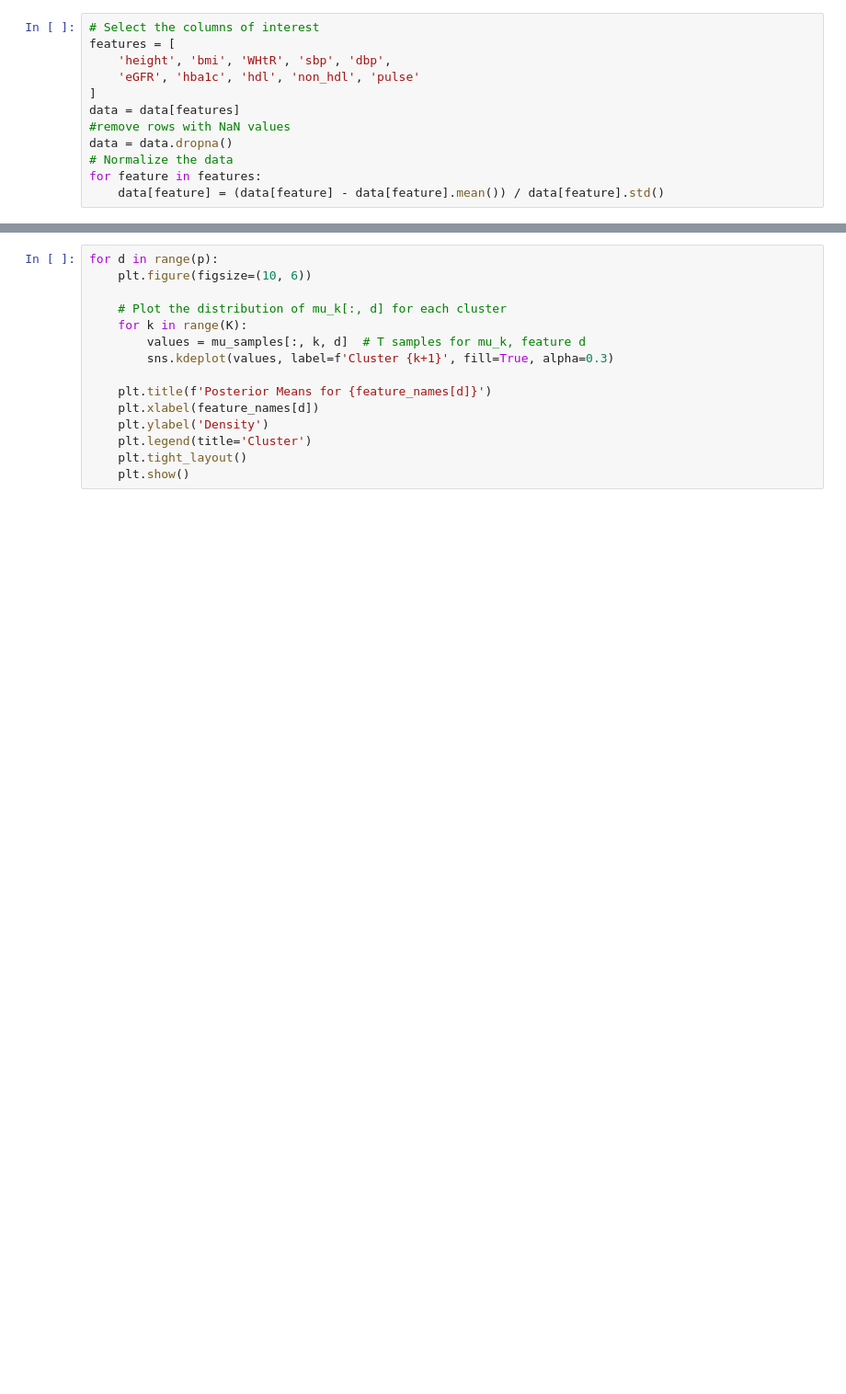
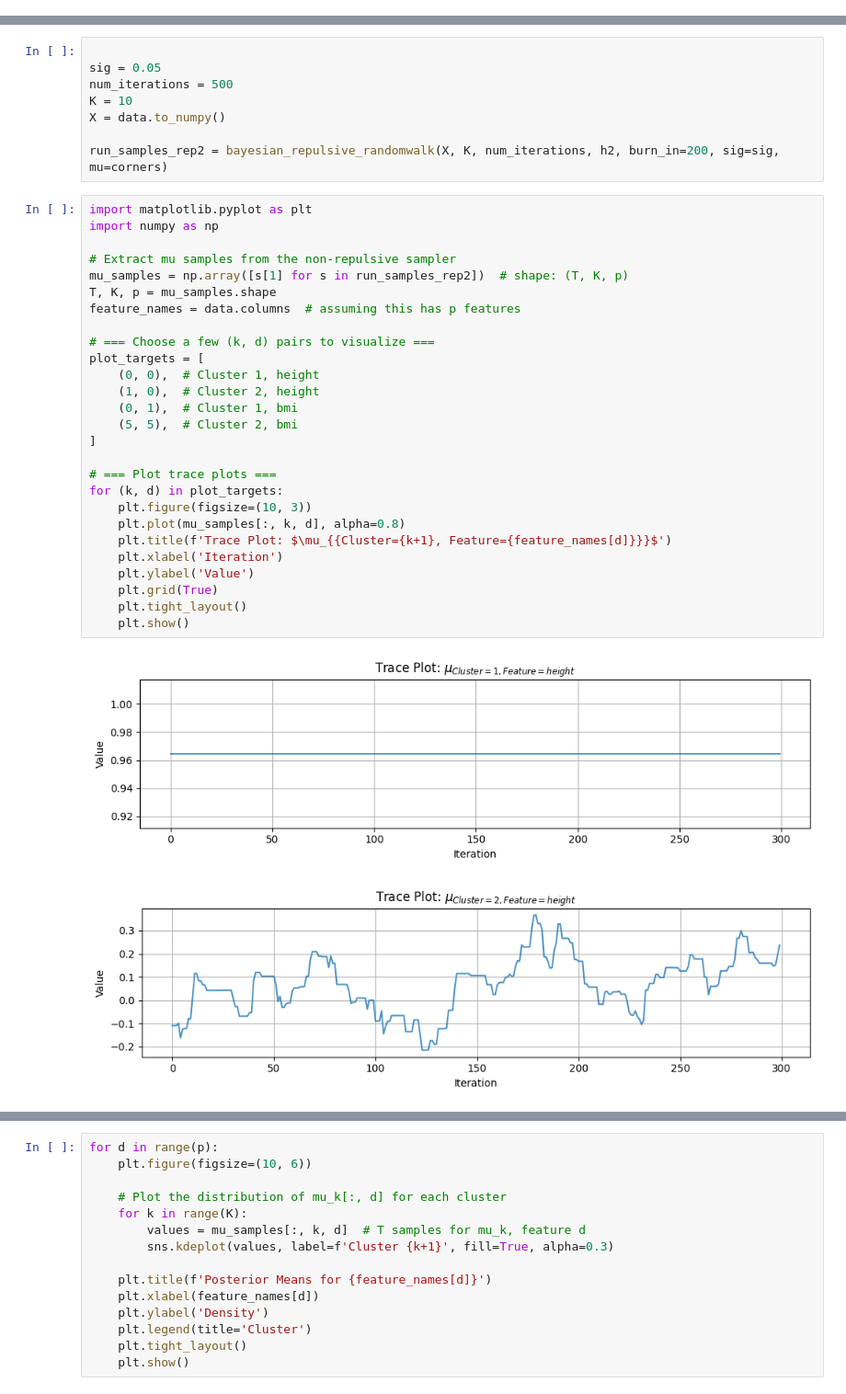
Before and after one commit to yq1821/M4R, a Jupyter notebook: high_dimension.ipynb, the cells around one changed output, grey strips where cells are left out. Shown at 92% size. Cells and saved outputs as stored; diff of their text form; blank space fills up the shorter version.

```diff
--- a/high_dimension.ipynb
+++ b/high_dimension.ipynb
@@ -14,12 +13,0 @@ data = pd.read_csv('data/NHANES_adults_data_preprocessed.csv').sample(400)
-# %%
-# Select the columns of interest
-features = [
-    'height', 'bmi', 'WHtR', 'sbp', 'dbp',
-    'eGFR', 'hba1c', 'hdl', 'non_hdl', 'pulse'
-]
-data = data[features]
-#remove rows with NaN values
-data = data.dropna()
-# Normalize the data
-for feature in features:
-    data[feature] = (data[feature] - data[feature].mean()) / data[feature].std()
@@ -30,0 +134,38 @@ def h1(mu):
+# %%
+
+sig = 0.05
+num_iterations = 500
+K = 10
+X = data.to_numpy()
+
+run_samples_rep2 = bayesian_repulsive_randomwalk(X, K, num_iterations, h2, burn_in=200, sig=sig, mu=corners)
+# %%
+import matplotlib.pyplot as plt
+import numpy as np
+
+# Extract mu samples from the non-repulsive sampler
+mu_samples = np.array([s[1] for s in run_samples_rep2])  # shape: (T, K, p)
+T, K, p = mu_samples.shape
+feature_names = data.columns  # assuming this has p features
+
+# === Choose a few (k, d) pairs to visualize ===
+plot_targets = [
+    (0, 0),  # Cluster 1, height
+    (1, 0),  # Cluster 2, height
+    (0, 1),  # Cluster 1, bmi
+    (5, 5),  # Cluster 2, bmi
+]
+
+# === Plot trace plots ===
+for (k, d) in plot_targets:
+    plt.figure(figsize=(10, 3))
+    plt.plot(mu_samples[:, k, d], alpha=0.8)
+    plt.title(f'Trace Plot: $\mu_{{Cluster={k+1}, Feature={feature_names[d]}}}$')
+    plt.xlabel('Iteration')
+    plt.ylabel('Value')
+    plt.grid(True)
+    plt.tight_layout()
+    plt.show()
+# %% [output]
+[figure, added]
+[figure, added]
```
Also changed, not shown: parts of 13 cells of this notebook, 1 other file.
